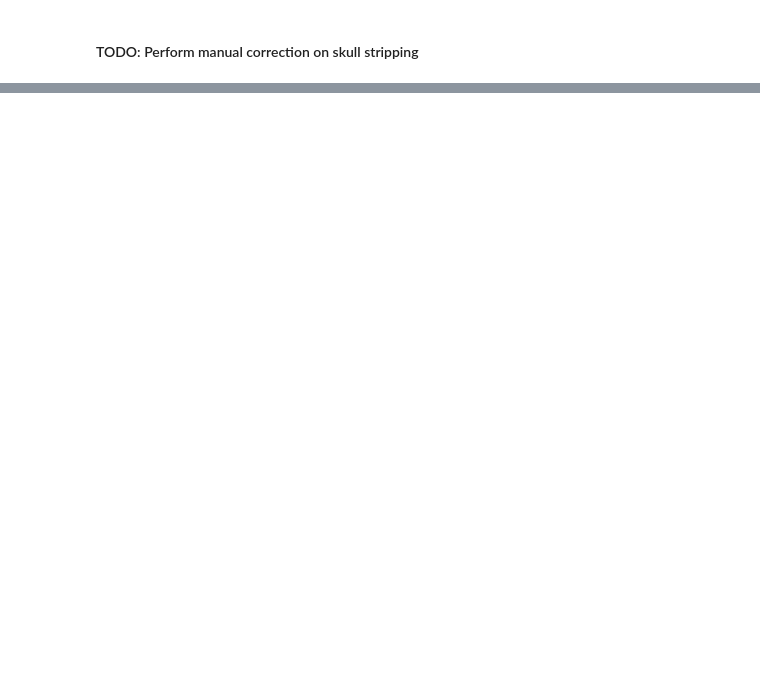
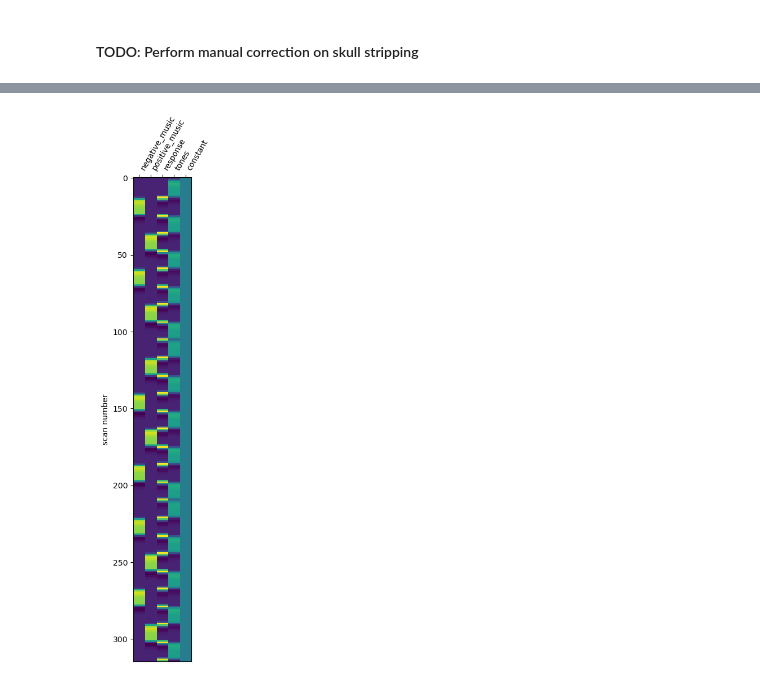
Before and after one commit to Ayphoss/NX-422, a Jupyter notebook: Miniproject-1.ipynb, the cells around one changed output, grey strips where cells are left out. Drawn from its saved outputs; the diff is of its cells as text; code cells hidden in the pictures; blank space fills up the shorter version.

Commit message:
design matrix

```diff
--- a/Miniproject-1.ipynb
+++ b/Miniproject-1.ipynb
@@ -113,4 +104,4 @@ preproc_root = op.join(bids_root, 'derivatives','preprocessed_data')
 subprocess.run(["openneuro-py", "download", "--dataset", dataset_id, # Openneuro has for each dataset a unique identifier
                 "--target-dir", bids_root,  # The path where we want to save our data. You should save your data under /home/jovyan/Data/[your dataset ID] to be 100% fool-proof
                 "--include", op.join('sub-{}'.format(subject_id), '*'),# We are asking to get all files within the subject_dir/anat folder by using the wildcard *
-               ], check=True)
+               ], check=False)
@@ -201,9 +261,12 @@ done
 # %%
+# Concatenation of the first 3 task-music runs of subject control01 (skull-stripped and normalized)
+
 fmri_files = []
 
 for r in range(1, 4):
-    fmri_files.append(op.join(preproc_root, "sub-{}".format(subject_id), "func", "sub-{}_task-music_run-{}_inm.nii.gz".format(subject_id, r)))
+    normalized_path=op.join(preproc_root, "sub-{}".format(subject_id), "func", "sub-{}_task-music_run-{}_inm.nii.gz".format(subject_id, r))
+    fmri_files.append(normalized_path)
 
 concat_img = nilearn.image.concat_imgs(fmri_files)
-concat_img.to_filename(op.join(preproc_root, "sub-{}".format(subject_id), "func", "sub-{}_task-music_run_concat.nii.gz".format(subject_id)))
+concat_img.to_filename(op.join(preproc_root, "sub-{}".format(subject_id), "func", "sub-{}_task-music_run_stripped.nii.gz".format(subject_id)))
 # %%
@@ -386,0 +451,10 @@ n_scans=
+# %%
+# Concatenating the events of the 1st 3 runs of music task of subject control01 into a single df
+
+events_dfs=[]
+for r in range(1,4):
+    events_df_r=pd.read_table(op.join(bids_root, "sub-{}".format(subject_id), "func", "sub-{}_task-music_run-{}_events.tsv".format(subject_id, r)))
+    events_df_r['onset']=events_df_r['onset']+(r-1)*312 # increasing the onsets of runs 02 and 03 to be continuation of the time of run 01
+    events_dfs.append(events_df_r)
+events_tot=pd.concat(events_dfs).reset_index(drop=True)
+events_tot
@@ -386,0 +479,22 @@ n_scans=
+# %%
+from nilearn.glm.first_level import make_first_level_design_matrix, FirstLevelModel
+# running a GLM to the fixed parameters
+
+# Specify what sort of GLM we want (nature of the noise, repetition time of the data and other parameters)
+fmri_glm = FirstLevelModel(t_r=3, # from the task-music_bold.json file on the openneuro database
+                           noise_model='ar1',
+                           standardize=False,
+                           hrf_model='spm',
+                           drift_model=None,
+                           high_pass=.01)
+
+# Fit the model to our design and data
+fmri_glm = fmri_glm.fit(op.join(preproc_root, "sub-{}".format(subject_id), "func", "sub-{}_task-music_run_moco.nii.gz".format(subject_id)), events_tot)
+# %%
+import matplotlib.pyplot as plt
+
+from nilearn.plotting import plot_design_matrix
+plot_design_matrix(fmri_glm.design_matrices_[0])
+plt.show()
+# %% [output]
+[figure, added]
```
Also changed, not shown: parts of 21 cells of this notebook.
